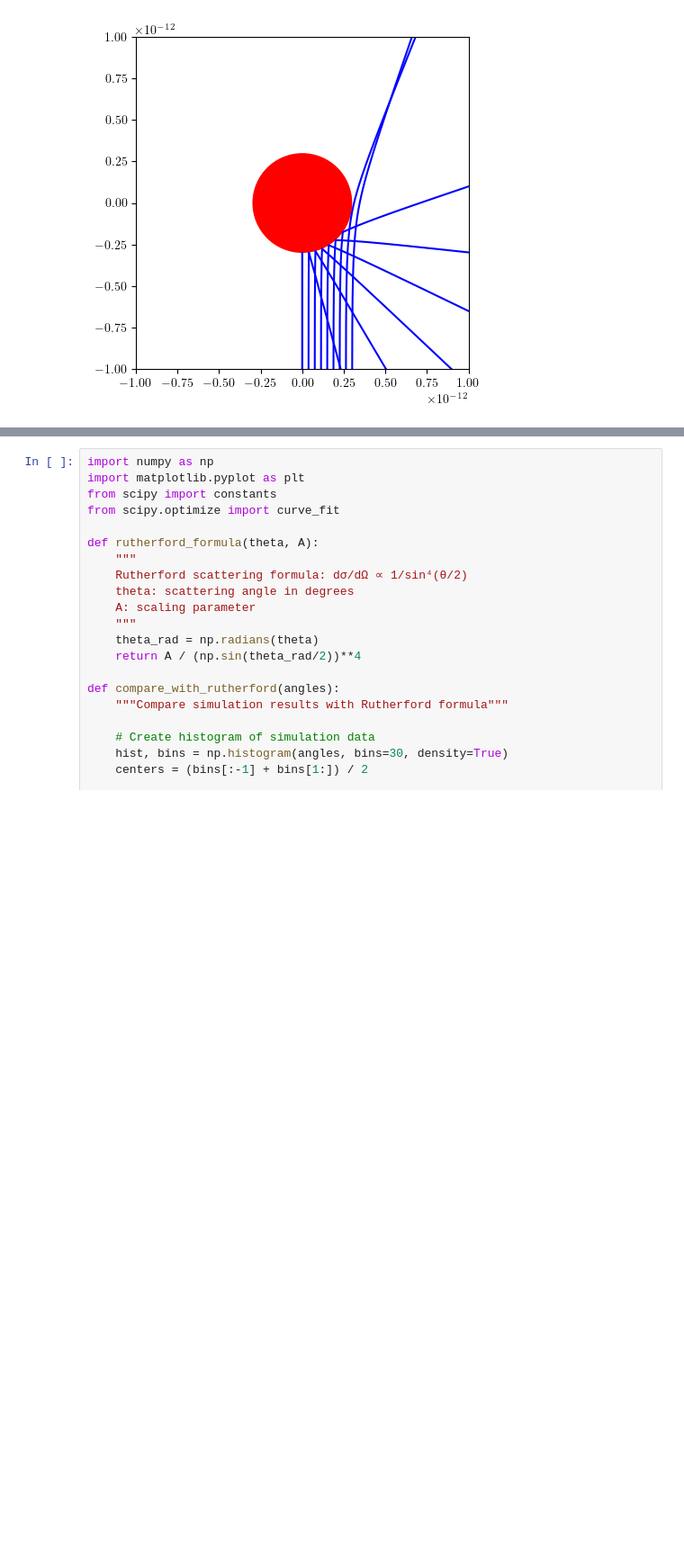
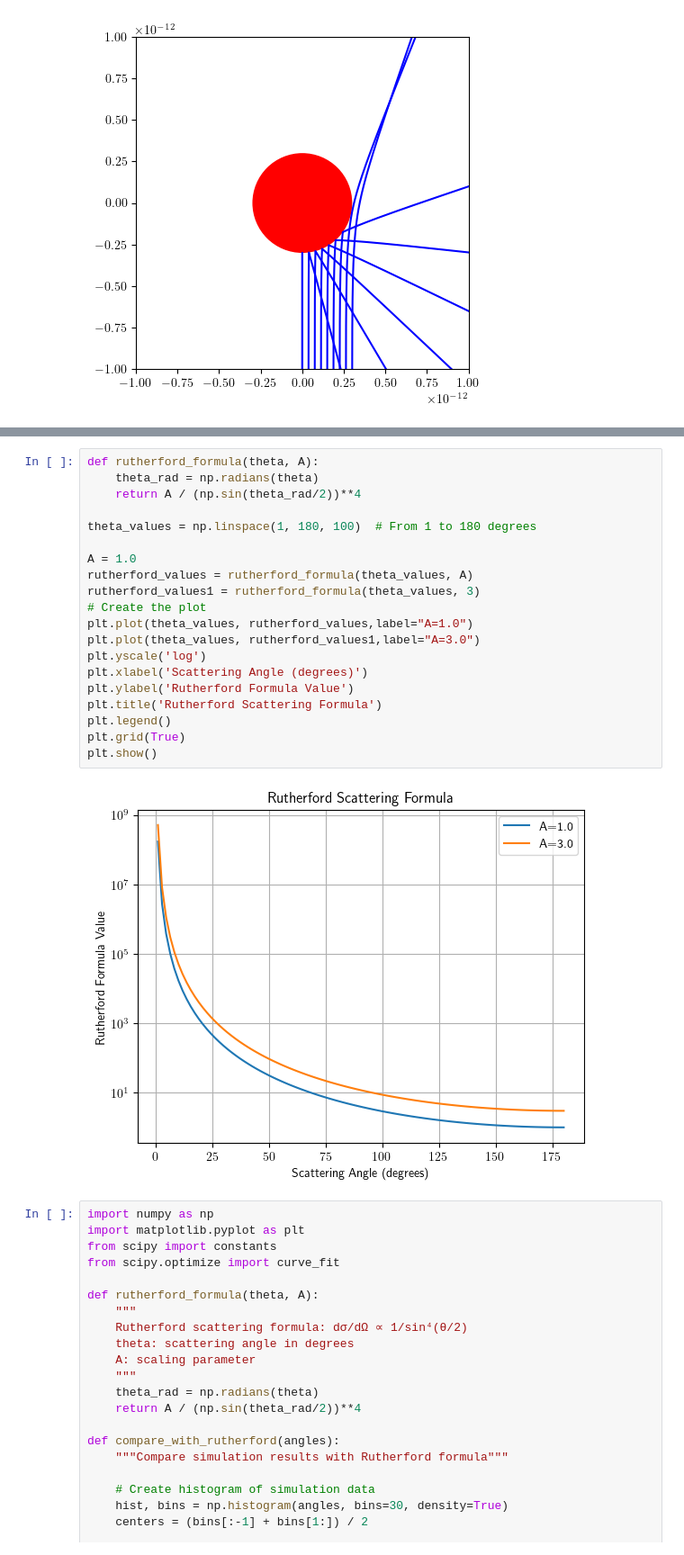
Before and after one commit to catastropiyush/coursework-notebooks, a Jupyter notebook: Rutherford_Scattering.ipynb, the cells around one changed output, grey strips where cells are left out. Shown at 90% size. Saved outputs shown, nothing was run; the diff lists cells and outputs as text; blank space fills up the shorter version.

```diff
--- a/Rutherford_Scattering.ipynb
+++ b/Rutherford_Scattering.ipynb
@@ -254,3 +259,25 @@ plt.show()
+# %%
+def rutherford_formula(theta, A):
+    theta_rad = np.radians(theta)
+    return A / (np.sin(theta_rad/2))**4
+
+theta_values = np.linspace(1, 180, 100)  # From 1 to 180 degrees
+
+A = 1.0
+rutherford_values = rutherford_formula(theta_values, A)
+rutherford_values1 = rutherford_formula(theta_values, 3)
+# Create the plot
+plt.plot(theta_values, rutherford_values,label="A=1.0")
+plt.plot(theta_values, rutherford_values1,label="A=3.0")
+plt.yscale('log')
+plt.xlabel('Scattering Angle (degrees)')
+plt.ylabel('Rutherford Formula Value')
+plt.title('Rutherford Scattering Formula')
+plt.legend()
+plt.grid(True)
+plt.show()
+# %% [output]
+[figure, added]
 # %%
 import numpy as np
 import matplotlib.pyplot as plt
```
Also changed, not shown: parts of 11 cells of this notebook.
